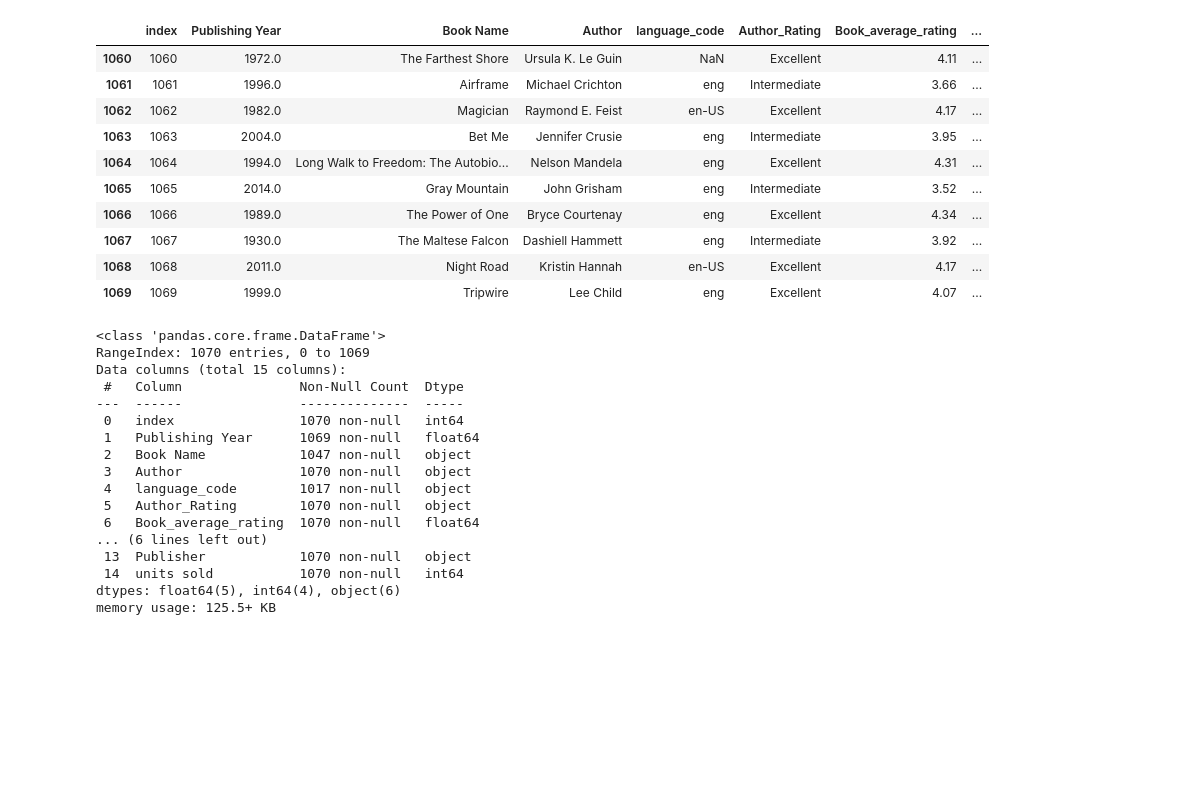
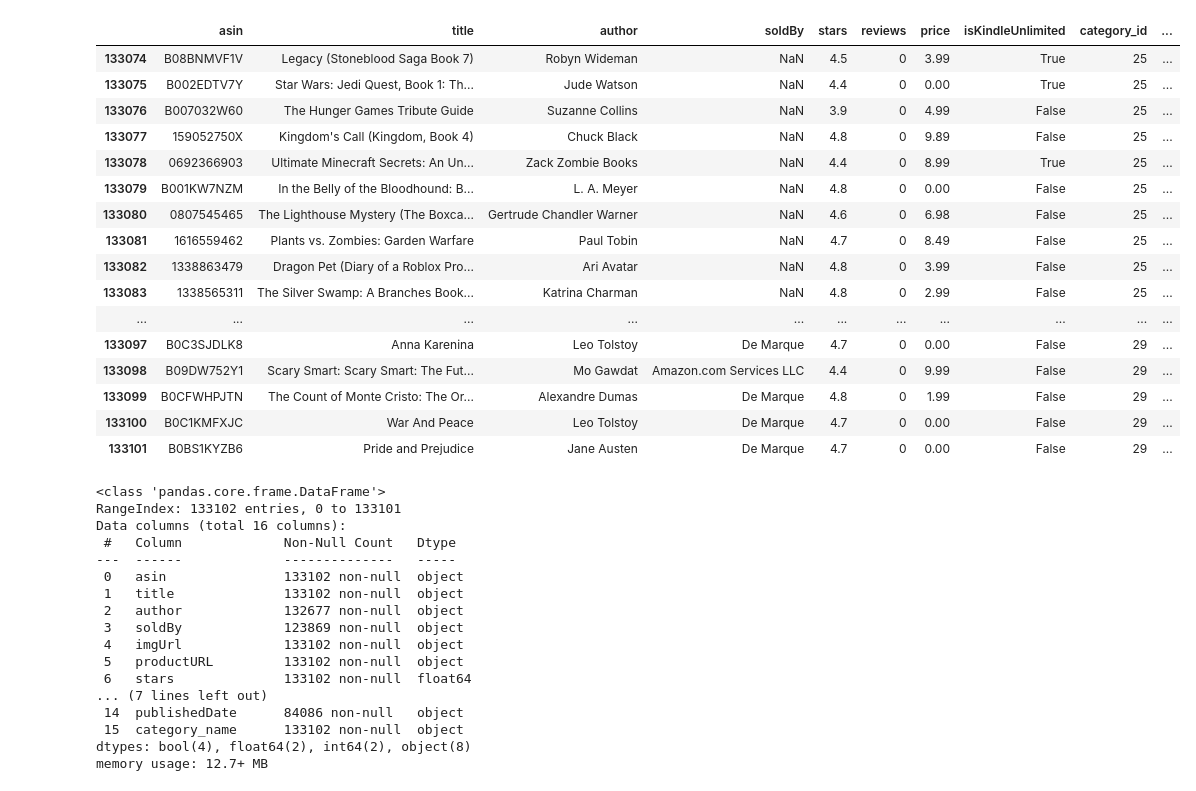
Before and after one commit to Danibisinoto/Repositorio_PROJETO_Tecnicas_de_Programacao_I, a Jupyter notebook: PROJETO.ipynb, the cells around one changed output. Cells and saved outputs as stored; diff of their text form; code cells hidden in the pictures; blank space fills up the shorter version.

```diff
--- a/PROJETO.ipynb
+++ b/PROJETO.ipynb
@@ -2,7 +2,7 @@
 import pandas as pd
 # %%
 #lendo o arquivo CSV
-livros = pd.read_csv("Books_Data_Clean.csv")
+livros = pd.read_csv("Kindle_data-v2.csv")
 
 #qtde de linhas e colunas do DataFrame
 livros.shape
@@ -42,41 +48,48 @@ livros.head(10)
 # %%
-#lendo as 10 últimas linhas do DataFrame
-livros.tail(10)
+#lendo as 28 últimas linhas do DataFrame
+livros.tail(28)
 # %% [output]
-|  | index | Publishing Year | Book Name | Author | language_code | Author_Rating | Book_average_rating | ... |
-| 1060 | 1060 | 1972.0 | The Farthest Shore | Ursula K. Le Guin | NaN | Excellent | 4.11 | ... |
-| 1061 | 1061 | 1996.0 | Airframe | Michael Crichton | eng | Intermediate | 3.66 | ... |
-| 1062 | 1062 | 1982.0 | Magician | Raymond E. Feist | en-US | Excellent | 4.17 | ... |
-| 1063 | 1063 | 2004.0 | Bet Me | Jennifer Crusie | eng | Intermediate | 3.95 | ... |
-| 1064 | 1064 | 1994.0 | Long Walk to Freedom: The Autobio... | Nelson Mandela | eng | Excellent | 4.31 | ... |
-| 1065 | 1065 | 2014.0 | Gray Mountain | John Grisham | eng | Intermediate | 3.52 | ... |
-| 1066 | 1066 | 1989.0 | The Power of One | Bryce Courtenay | eng | Excellent | 4.34 | ... |
-| 1067 | 1067 | 1930.0 | The Maltese Falcon | Dashiell Hammett | eng | Intermediate | 3.92 | ... |
-| 1068 | 1068 | 2011.0 | Night Road | Kristin Hannah | en-US | Excellent | 4.17 | ... |
-| 1069 | 1069 | 1999.0 | Tripwire | Lee Child | eng | Excellent | 4.07 | ... |
+|  | asin | title | author | soldBy | stars | reviews | price | isKindleUnlimited | category_id | ... |
+| 133074 | B08BNMVF1V | Legacy (Stoneblood Saga Book 7) | Robyn Wideman | NaN | 4.5 | 0 | 3.99 | True | 25 | ... |
+| 133075 | B002EDTV7Y | Star Wars: Jedi Quest, Book 1: Th... | Jude Watson | NaN | 4.4 | 0 | 0.00 | True | 25 | ... |
+| 133076 | B007032W60 | The Hunger Games Tribute Guide | Suzanne Collins | NaN | 3.9 | 0 | 4.99 | False | 25 | ... |
+| 133077 | 159052750X | Kingdom's Call (Kingdom, Book 4) | Chuck Black | NaN | 4.8 | 0 | 9.89 | False | 25 | ... |
+| 133078 | 0692366903 | Ultimate Minecraft Secrets: An Un... | Zack Zombie Books | NaN | 4.4 | 0 | 8.99 | True | 25 | ... |
+| 133079 | B001KW7NZM | In the Belly of the Bloodhound: B... | L. A. Meyer | NaN | 4.8 | 0 | 0.00 | False | 25 | ... |
+| 133080 | 0807545465 | The Lighthouse Mystery (The Boxca... | Gertrude Chandler Warner | NaN | 4.6 | 0 | 6.98 | False | 25 | ... |
+| 133081 | 1616559462 | Plants vs. Zombies: Garden Warfare | Paul Tobin | NaN | 4.7 | 0 | 8.49 | False | 25 | ... |
+| 133082 | 1338863479 | Dragon Pet (Diary of a Roblox Pro... | Ari Avatar | NaN | 4.8 | 0 | 3.99 | False | 25 | ... |
+| 133083 | 1338565311 | The Silver Swamp: A Branches Book... | Katrina Charman | NaN | 4.8 | 0 | 2.99 | False | 25 | ... |
+| ... | ... | ... | ... | ... | ... | ... | ... | ... | ... | ... |
+| 133097 | B0C3SJDLK8 | Anna Karenina | Leo Tolstoy | De Marque | 4.7 | 0 | 0.00 | False | 29 | ... |
+| 133098 | B09DW752Y1 | Scary Smart: Scary Smart: The Fut... | Mo Gawdat | Amazon.com Services LLC | 4.4 | 0 | 9.99 | False | 29 | ... |
+| 133099 | B0CFWHPJTN | The Count of Monte Cristo: The Or... | Alexandre Dumas | De Marque | 4.8 | 0 | 1.99 | False | 29 | ... |
+| 133100 | B0C1KMFXJC | War And Peace | Leo Tolstoy | De Marque | 4.7 | 0 | 0.00 | False | 29 | ... |
+| 133101 | B0BS1KYZB6 | Pride and Prejudice | Jane Austen | De Marque | 4.7 | 0 | 0.00 | False | 29 | ... |
 # %%
-#informações sobre o DataFrame, tipos de dados e valores não nulos
+#informações sobre o DataFrame, tipos de dados,  valores não nulos e memória utilizada
 livros.info()
 
-## >>> alguns valores nulos em Book Name, mas principalmente em language_code
+## >>> demonstrou que as colunas autor, vendedor e data da publicação possui valores nulos,
+# concentrando a maior diferença na coluna data da publicação.
 # %% [output]
 <class 'pandas.core.frame.DataFrame'>
-RangeIndex: 1070 entries, 0 to 1069
-Data columns (total 15 columns):
- #   Column               Non-Null Count  Dtype
----  ------               --------------  -----
- 0   index                1070 non-null   int64
- 1   Publishing Year      1069 non-null   float64
- 2   Book Name            1047 non-null   object
- 3   Author               1070 non-null   object
- 4   language_code        1017 non-null   object
- 5   Author_Rating        1070 non-null   object
- 6   Book_average_rating  1070 non-null   float64
-... (6 lines left out)
- 13  Publisher            1070 non-null   object
- 14  units sold           1070 non-null   int64
-dtypes: float64(5), int64(4), object(6)
-memory usage: 125.5+ KB
+RangeIndex: 133102 entries, 0 to 133101
+Data columns (total 16 columns):
+ #   Column             Non-Null Count   Dtype
+---  ------             --------------   -----
+ 0   asin               133102 non-null  object
+ 1   title              133102 non-null  object
+ 2   author             132677 non-null  object
+ 3   soldBy             123869 non-null  object
+ 4   imgUrl             133102 non-null  object
+ 5   productURL         133102 non-null  object
+ 6   stars              133102 non-null  float64
+... (7 lines left out)
+ 14  publishedDate      84086 non-null   object
+ 15  category_name      133102 non-null  object
+dtypes: bool(4), float64(2), int64(2), object(8)
+memory usage: 12.7+ MB
 # %%
 #qtde de valores nulos por coluna
 
```
Also changed, not shown: parts of 23 cells of this notebook.
